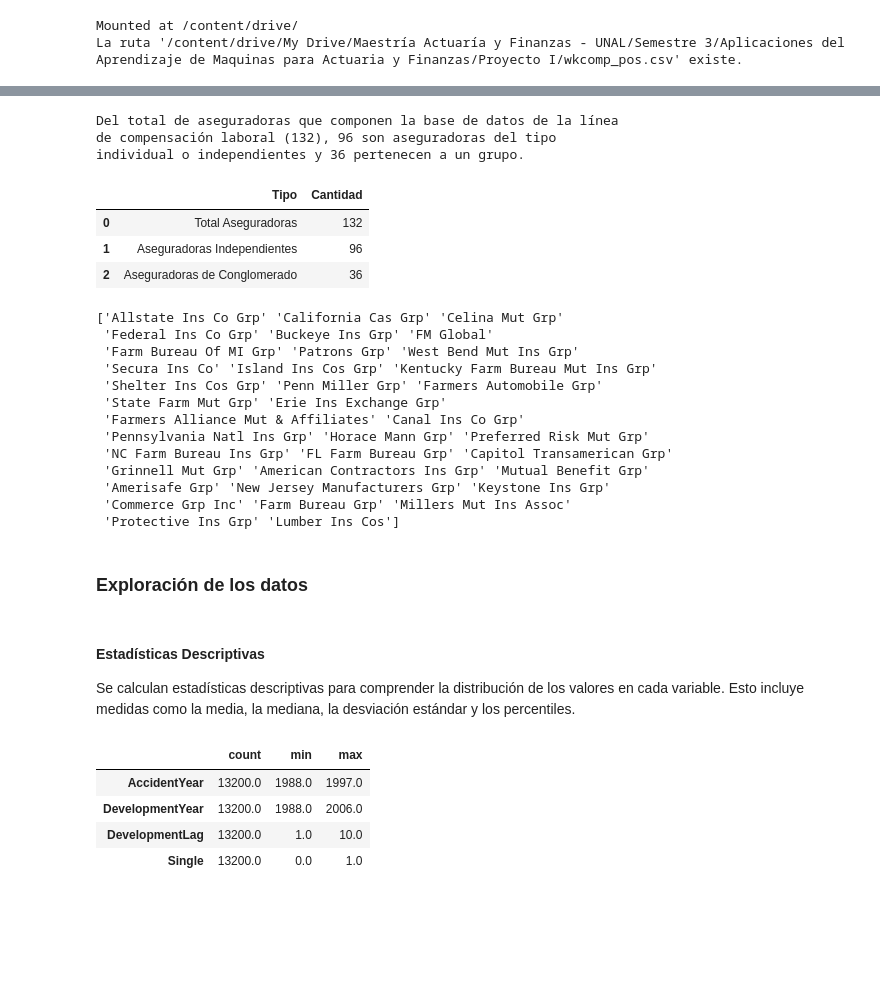
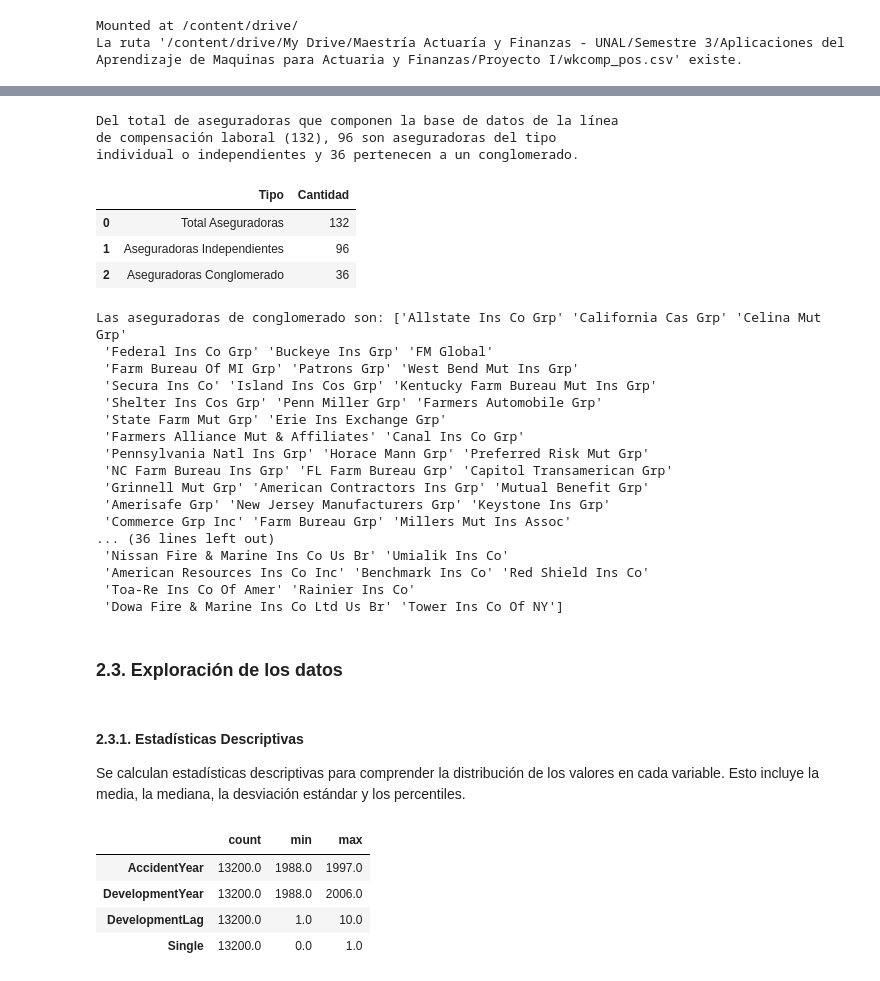
Before and after one commit to wass2508/Aprovisionamiento_compensacion_laboral_WASS, a Jupyter notebook: Proyecto_I_Aprovisionamiento.ipynb, the cells around one changed output, grey strips where cells are left out. Saved outputs shown, nothing was run; the diff lists cells and outputs as text; code cells hidden in the pictures; blank space fills up the shorter version.

```diff
--- a/Proyecto_I_Aprovisionamiento.ipynb
+++ b/Proyecto_I_Aprovisionamiento.ipynb
@@ -121,35 +367,35 @@ Cada columna está relacionada con información específica sobre las reclamacio
 # %%
-# Segmentación por tipo de aseguradora
+# Type of insurer Segmentation
 num_aseg = data['GRCODE'].nunique()
 num_aseg_ind = data.loc[(data['Single']==1),'GRCODE'].nunique()
 num_aseg_grup = data.loc[(data['Single']==0),'GRCODE'].nunique()
 des_aseg = f'''Del total de aseguradoras que componen la base de datos de la línea
 de compensación laboral ({num_aseg}), {num_aseg_ind} son aseguradoras del tipo
-individual o independientes y {num_aseg_grup} pertenecen a un grupo.'''
+individual o independientes y {num_aseg_grup} pertenecen a un conglomerado.'''
 print(des_aseg)
 
-criterio = ['Total Aseguradoras', 'Aseguradoras Independientes', 'Aseguradoras de Conglomerado']
+criterio = ['Total Aseguradoras', 'Aseguradoras Independientes', 'Aseguradoras Conglomerado']
 cantidad_aseg = [num_aseg, num_aseg_ind, num_aseg_grup]
 resumen_aseguradoras = pd.DataFrame({'Tipo': criterio, 'Cantidad':cantidad_aseg})
 resumen_aseguradoras
 # %% [output]
 Del total de aseguradoras que componen la base de datos de la línea
 de compensación laboral (132), 96 son aseguradoras del tipo
-individual o independientes y 36 pertenecen a un grupo.
+individual o independientes y 36 pertenecen a un conglomerado.
 |  | Tipo | Cantidad |
 | 0 | Total Aseguradoras | 132 |
 | 1 | Aseguradoras Independientes | 96 |
-| 2 | Aseguradoras de Conglomerado | 36 |
+| 2 | Aseguradoras Conglomerado | 36 |
 # %%
 # Nombre de las aseguradoras Independientes
 name_aseg_independientes = data.loc[(data['Single']==1),'GRNAME'].unique()
-#print(name_aseg_independientes)
-
 # Nombre de las aseguradoras parte de un Conglomerado
 name_aseg_grupo = data.loc[(data['Single']==0),'GRNAME'].unique()
-print(name_aseg_grupo)
+print(f'Las aseguradoras de conglomerado son: {name_aseg_grupo}')
+print(' ')
+print(f'Las aseguradoras independientes son: {name_aseg_independientes}')
 # %% [output]
-['Allstate Ins Co Grp' 'California Cas Grp' 'Celina Mut Grp'
+Las aseguradoras de conglomerado son: ['Allstate Ins Co Grp' 'California Cas Grp' 'Celina Mut Grp'
  'Federal Ins Co Grp' 'Buckeye Ins Grp' 'FM Global'
  'Farm Bureau Of MI Grp' 'Patrons Grp' 'West Bend Mut Ins Grp'
  'Secura Ins Co' 'Island Ins Cos Grp' 'Kentucky Farm Bureau Mut Ins Grp'
@@ -161,10 +407,14 @@ print(name_aseg_grupo)
  'Grinnell Mut Grp' 'American Contractors Ins Grp' 'Mutual Benefit Grp'
  'Amerisafe Grp' 'New Jersey Manufacturers Grp' 'Keystone Ins Grp'
  'Commerce Grp Inc' 'Farm Bureau Grp' 'Millers Mut Ins Assoc'
- 'Protective Ins Grp' 'Lumber Ins Cos']
+... (36 lines left out)
+ 'Nissan Fire & Marine Ins Co Us Br' 'Umialik Ins Co'
+ 'American Resources Ins Co Inc' 'Benchmark Ins Co' 'Red Shield Ins Co'
+ 'Toa-Re Ins Co Of Amer' 'Rainier Ins Co'
+ 'Dowa Fire & Marine Ins Co Ltd Us Br' 'Tower Ins Co Of NY']
 # %% [markdown]
-### Exploración de los datos
+### 2.3. Exploración de los datos
 # %% [markdown]
-#### Estadísticas Descriptivas
-Se calculan estadísticas descriptivas para comprender la distribución de los valores en cada variable. Esto incluye medidas como la media, la mediana, la desviación estándar y los percentiles.
+#### 2.3.1. Estadísticas Descriptivas
+Se calculan estadísticas descriptivas para comprender la distribución de los valores en cada variable. Esto incluye la media, la mediana, la desviación estándar y los percentiles.
 # %%
```
Also changed, not shown: parts of 107 cells of this notebook.
